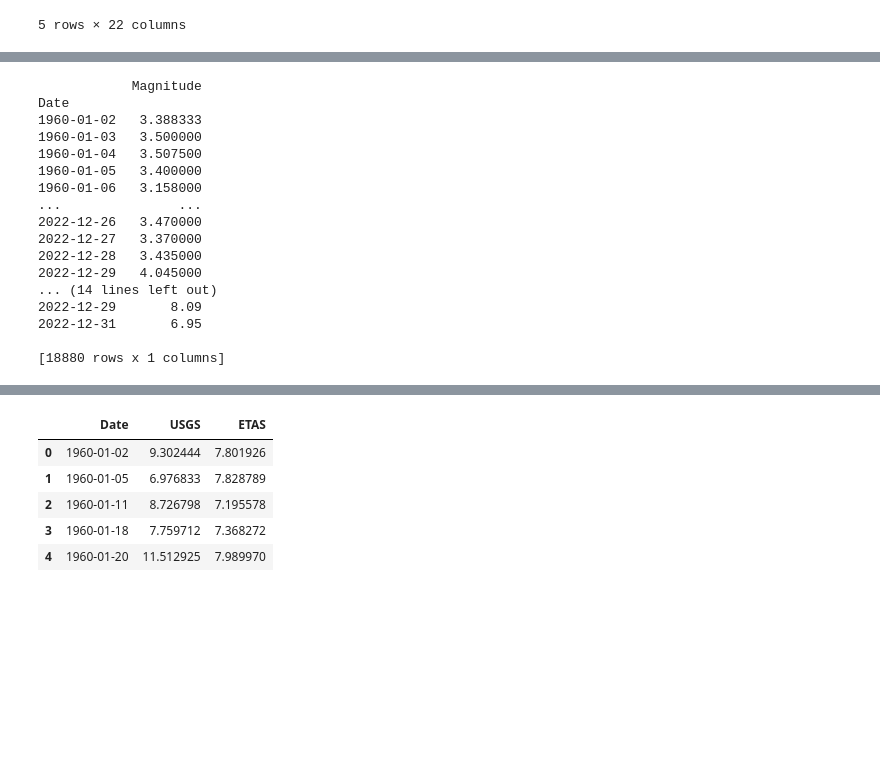
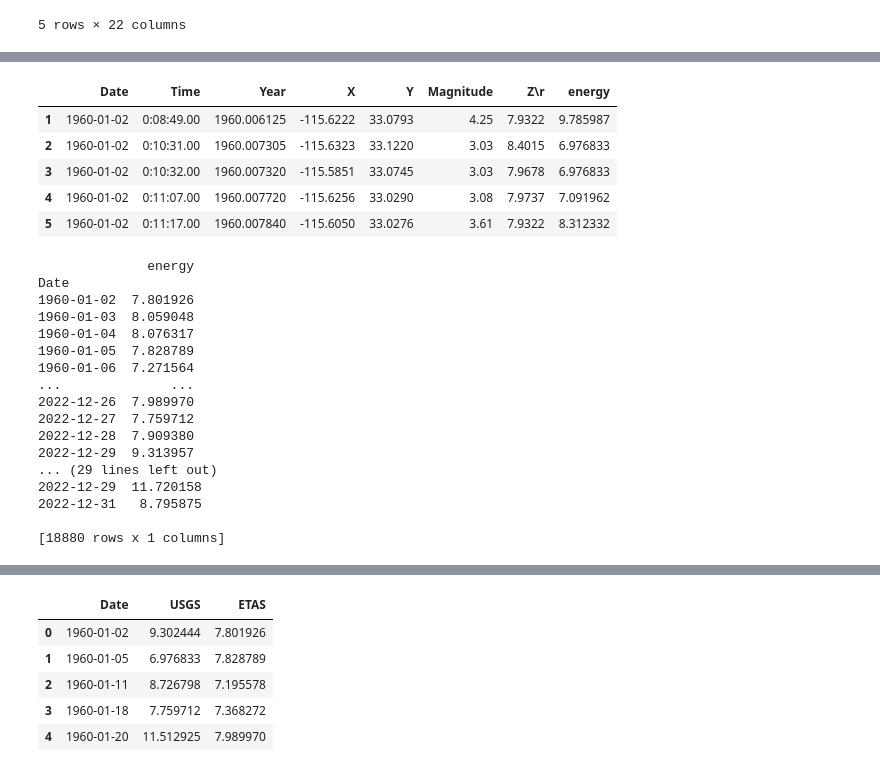
Before and after one commit to TheV123/EarthquakeHistoricalDataAnalysis, a Jupyter notebook: data_analysis_by_day.ipynb, the cells around one changed output, grey strips where cells are left out. Saved outputs shown, nothing was run; the diff lists cells and outputs as text; code cells hidden in the pictures; blank space fills up the shorter version.

Commit message:
groupby day and energy calculation fix

```diff
--- a/data_analysis_by_day.ipynb
+++ b/data_analysis_by_day.ipynb
@@ -102,26 +115,42 @@ usgs['mag'] = pd.to_numeric(usgs['mag'], errors='coerce')
+# %%
+etas['Magnitude'] = pd.to_numeric(etas['Magnitude'], errors='coerce')
+etas['energy'] = 10**(1.5*etas['Magnitude'])
+etas['energy'] = np.log(etas['energy']) * formula_constant
+etas.head()
+# %% [output]
+|  | Date | Time | Year | X | Y | Magnitude | Z\r | energy |
+| 1 | 1960-01-02 | 0:08:49.00 | 1960.006125 | -115.6222 | 33.0793 | 4.25 | 7.9322 | 9.785987 |
+| 2 | 1960-01-02 | 0:10:31.00 | 1960.007305 | -115.6323 | 33.1220 | 3.03 | 8.4015 | 6.976833 |
+| 3 | 1960-01-02 | 0:10:32.00 | 1960.007320 | -115.5851 | 33.0745 | 3.03 | 7.9678 | 6.976833 |
+| 4 | 1960-01-02 | 0:11:07.00 | 1960.007720 | -115.6256 | 33.0290 | 3.08 | 7.9737 | 7.091962 |
+| 5 | 1960-01-02 | 0:11:17.00 | 1960.007840 | -115.6050 | 33.0276 | 3.61 | 7.9322 | 8.312332 |
 # %%
-# Mean magnitude for each day
-mean_mag_etas = pd.DataFrame(etas.groupby(etas['Date'].dt.to_period('D')).Magnitude.mean())
-print(mean_mag_etas)
+# Mean energy for each day
+mean_energy_etas = pd.DataFrame(etas.groupby(etas['Date'].dt.to_period('D')).energy.mean())
+print(mean_energy_etas)
 
-# Sum of magnitudes for each day
-sum_mag_etas = pd.DataFrame(etas.groupby(etas['Date'].dt.to_period('D')).Magnitude.sum())
-print(sum_mag_etas)
+# Sum of energy for each day
+sum_energy_etas = pd.DataFrame(etas.groupby(etas['Date'].dt.to_period('D')).energy.sum())
+print(sum_energy_etas)
+
+# Max energy for each day
+max_energy_etas = pd.DataFrame(etas.groupby(etas['Date'].dt.to_period('D')).energy.max())
+print(max_energy_etas)
 # %% [output]
-            Magnitude
+              energy
 Date
-1960-01-02   3.388333
-1960-01-03   3.500000
-1960-01-04   3.507500
-1960-01-05   3.400000
-1960-01-06   3.158000
-...               ...
-2022-12-26   3.470000
-2022-12-27   3.370000
-2022-12-28   3.435000
-2022-12-29   4.045000
-... (14 lines left out)
-2022-12-29       8.09
-2022-12-31       6.95
+1960-01-02  7.801926
+1960-01-03  8.059048
+1960-01-04  8.076317
+1960-01-05  7.828789
+1960-01-06  7.271564
+...              ...
+2022-12-26  7.989970
+2022-12-27  7.759712
+2022-12-28  7.909380
+2022-12-29  9.313957
+... (29 lines left out)
+2022-12-29  11.720158
+2022-12-31   8.795875
 
 [18880 rows x 1 columns]
```
Also changed, not shown: parts of 8 cells of this notebook.
